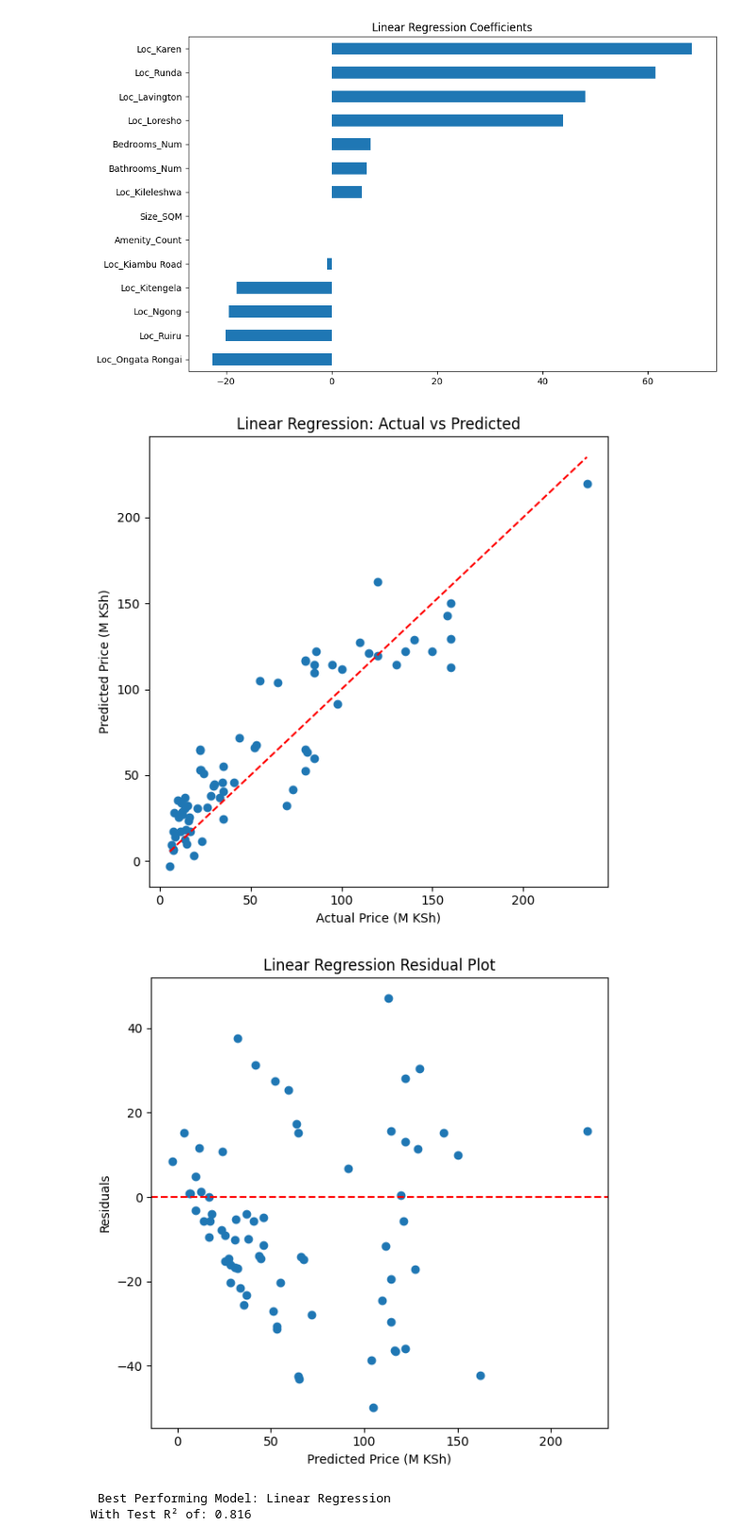
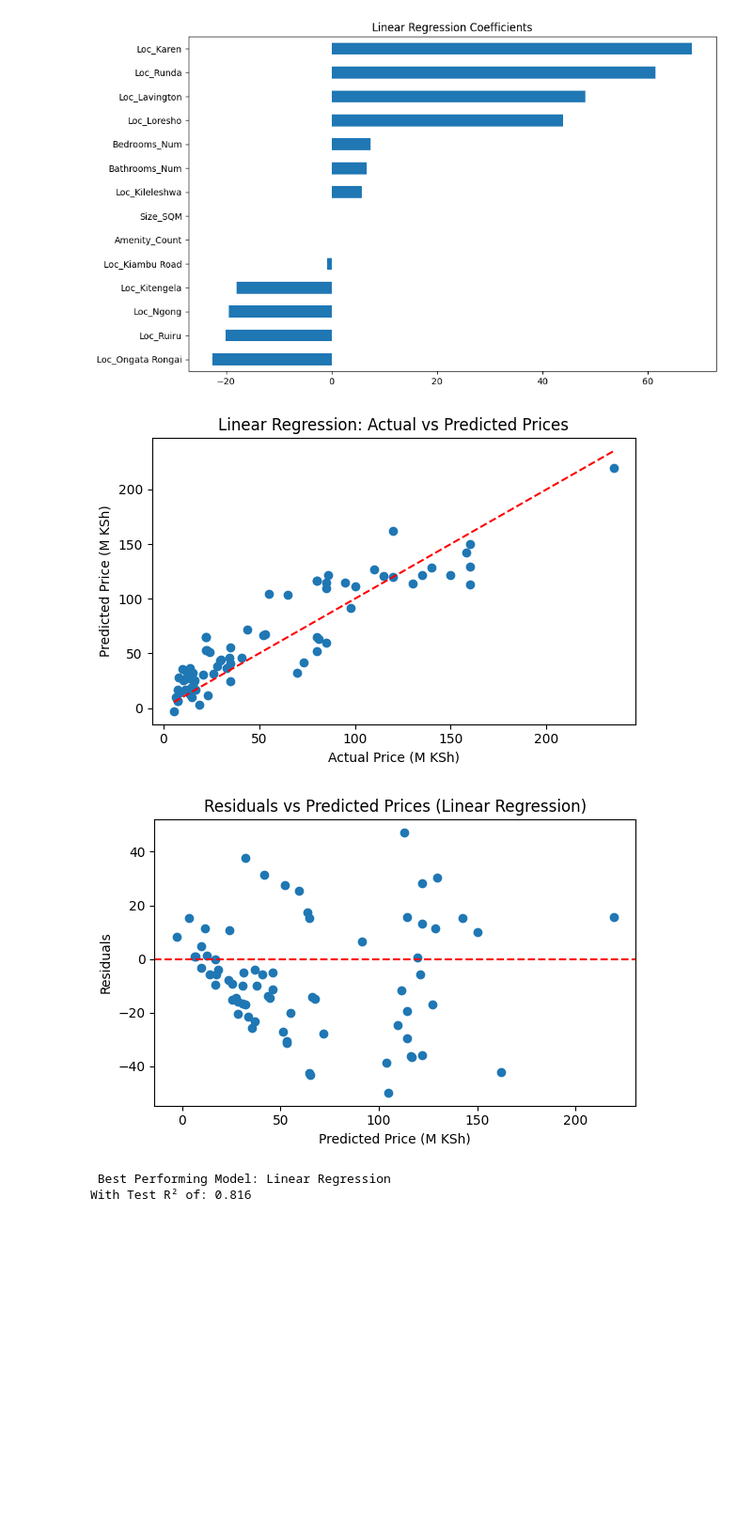
Before and after one commit to Rozieroz/Nairobi-House-Price-Prediction, a Jupyter notebook: notebooks/4_ model_improvement.ipynb, the cells around one changed output. Shown at 94% size. Drawn from its saved outputs; the diff is of its cells as text; code cells hidden in the pictures; blank space fills up the shorter version.

```diff
--- a/notebooks/4_ model_improvement.ipynb
+++ b/notebooks/4_ model_improvement.ipynb
@@ -35,7 +35,7 @@ for loc in top_locs:
 
 feature_cols = ['Size_SQM', 'Bedrooms_Num', 'Bathrooms_Num', 'Amenity_Count'] + [f'Loc_{loc}' for loc in top_locs]
 X = df[feature_cols].fillna(0)
-y = df['Price_Millions']
+y = np.log(df['Price_Millions'])
 
 print("Feature matrix shape:", X.shape)
 # %% [output]
@@ -282,39 +282,39 @@ plt.show()
 # ===============================================================================================
 # ACTUAL VS PREDICTED PLOTS - to visually assess how well the model is performing across the range of prices
 """If points lie close to the red line → good model
 If scattered widely → weak model
 """
 
-plt.figure(figsize=(6,6))
+plt.figure(figsize=(6,4))
 plt.scatter(y_test, y_pred_test_lr)
 plt.plot([y_test.min(), y_test.max()],
          [y_test.min(), y_test.max()],
          'r--')
 plt.xlabel("Actual Price (M KSh)")
 plt.ylabel("Predicted Price (M KSh)")
-plt.title("Linear Regression: Actual vs Predicted")
+plt.title("Linear Regression: Actual vs Predicted Prices")
 plt.tight_layout()
 plt.show()
 
 
 # RESIDUAL PLOTS - to check for patterns in errors which can indicate model issues like heteroscedasticity or non-linearity
 """Whether errors are random (good)
 Or patterned (bad → model missing nonlinear relationships)
 """
 
 residuals = y_test - y_pred_test_lr
 
-plt.figure(figsize=(6,6))
+plt.figure(figsize=(6,4))
 plt.scatter(y_pred_test_lr, residuals)
 plt.axhline(0, color='r', linestyle='--')
 plt.xlabel("Predicted Price (M KSh)")
 plt.ylabel("Residuals")
-plt.title("Linear Regression Residual Plot")
+plt.title("Residuals vs Predicted Prices (Linear Regression)")
 plt.tight_layout()
 plt.show()
 # %% [output]
-[figure, old version]
+[figure, new version]
-[figure, old version]
+[figure, new version]
 # %%
 models = {
     "Linear Regression": r2_test_lr,
```
Also changed, not shown: parts of 1 cell of this notebook, 2 other files.
